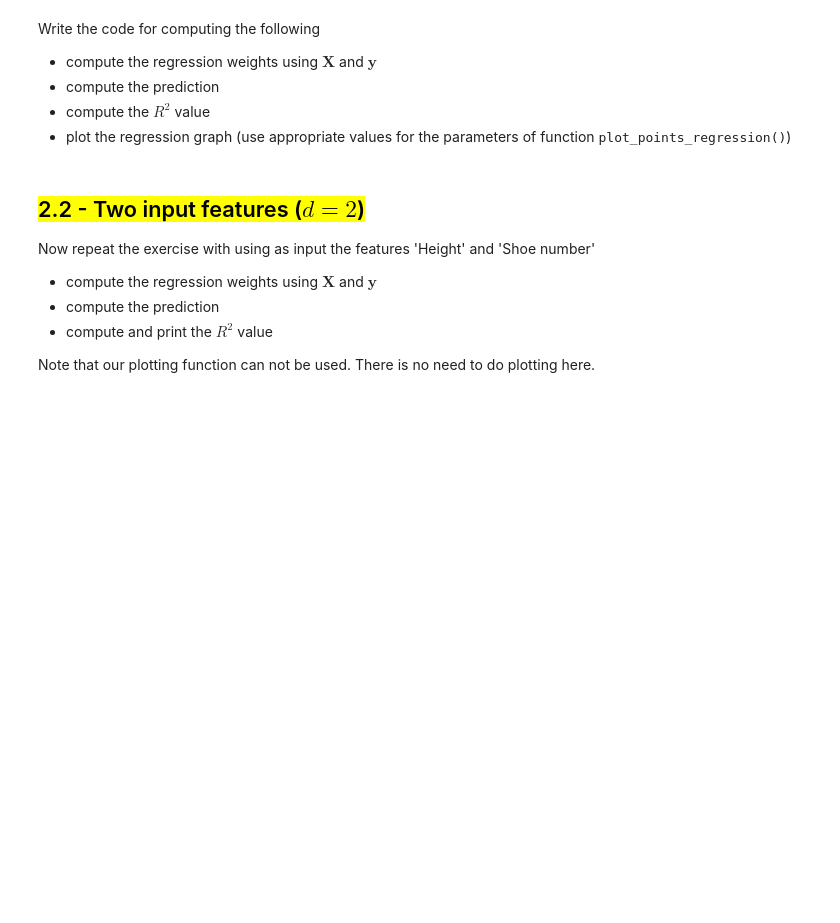
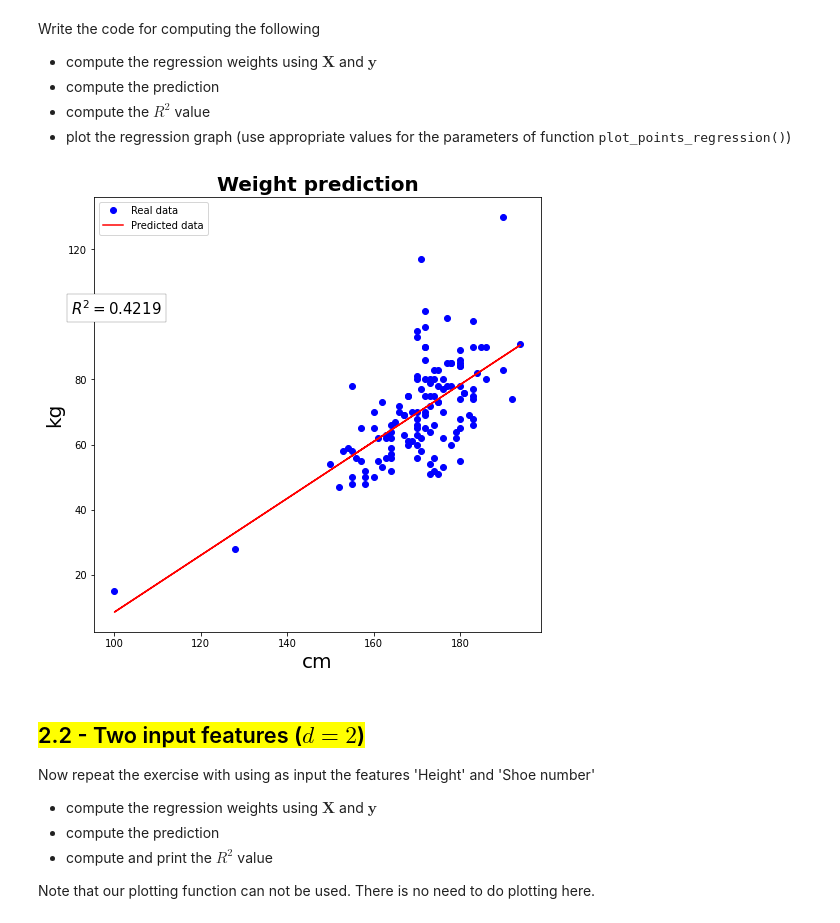
Before and after one commit to danigfavero/machine-learning, a Jupyter notebook: ep2/ep02_linreg_analytic.ipynb, the cells around one changed output. Cells and saved outputs as stored; diff of their text form; code cells hidden in the pictures; blank space fills up the shorter version.

```diff
--- a/ep2/ep02_linreg_analytic.ipynb
+++ b/ep2/ep02_linreg_analytic.ipynb
@@ -395,3 +421,20 @@ Write the code for computing the following
+# %%
+# START OF YOUR CODE:
+w = normal_equation_weights(X, y)
+prediction = normal_equation_prediction(X, w)
+r_2 = r2_score(y, prediction)
+
+plot_points_regression(X,
+                       y,
+                       title='Weight prediction',
+                       xlabel="cm",
+                       ylabel='kg',
+                       prediction=prediction,
+                       legend=True,
+                       r_squared=r_2)
+# END OF YOUR CODE
+# %% [output]
+[figure, added]
 # %% [markdown]
 ## <mark>2.2 - Two input features ($d=2$)</mark>
 
```
Also changed, not shown: parts of 9 cells of this notebook, 1 other file.
